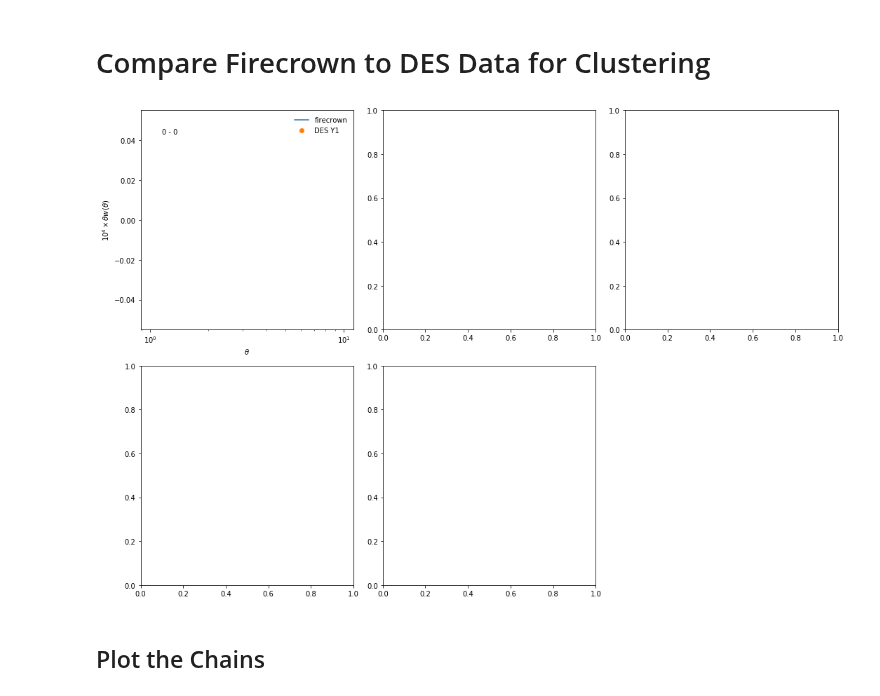
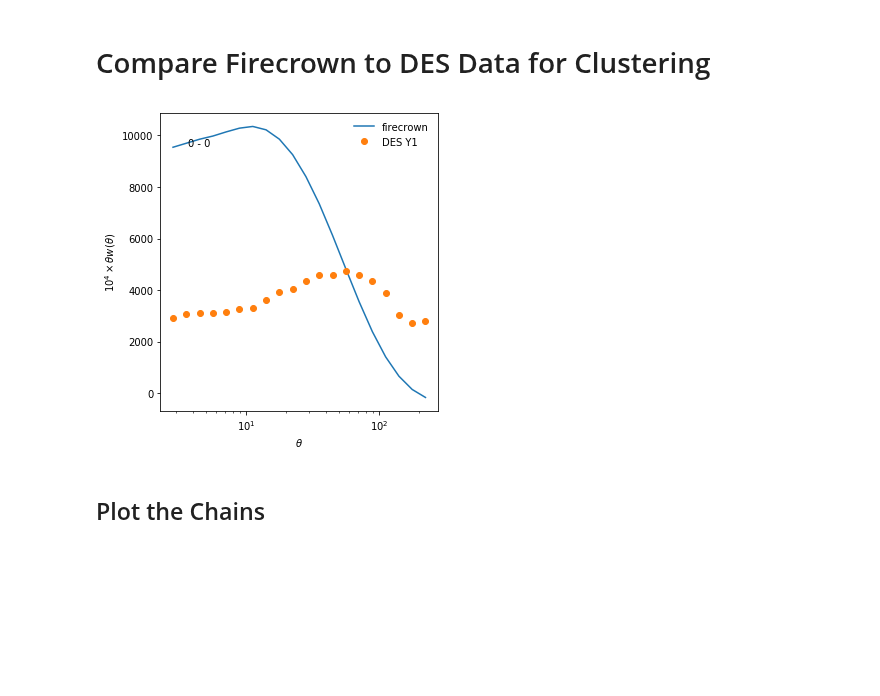
Before and after one commit to LSSTDESC/txpipe-cosmodc2, a Jupyter notebook: notebooks/PlotChain.ipynb, the cells around one changed output. Cells and saved outputs as stored; diff of their text form; code cells hidden in the pictures; blank space fills up the shorter version.

```diff
--- a/notebooks/PlotChain.ipynb
+++ b/notebooks/PlotChain.ipynb
@@ -52,7 +52,7 @@ loc = 0
 for i in range(n_src):
     for j in range(n_src):
         # skip extra plots
-        if i > j:
+        if i < j:
             axs[i, j].axis('off')
             continue
 
@@ -105,7 +105,7 @@ loc = 0
 for i in range(n_src):
     for j in range(n_src):
         # skip extra plots
-        if i > j:
+        if i < j:
             axs[i, j].axis('off')
             continue
 
@@ -156,15 +158,13 @@ plt.tight_layout()
 # %%
-fig, axs = plt.subplots(nrows=5, ncols=4, figsize=(12, 16))
+fig, axs = plt.subplots(nrows=1, ncols=4, figsize=(16, 4))
 
 for lensi in range(n_lens):
     for srcj in range(n_src):
-        ax = axs[lensi, srcj]
+        ax = axs[srcj]
 
         # read in the firecrown
         theta, xi = fc_data.get_theta_xi(
-            'galaxy_shearDensity_xi_t',
-            'lens_%d' % lensi,
-            'source_%d' % srcj)
+            'galaxy_shearDensity_xi_t','source_%d' % srcj, 'lens_%d' % lensi)
 
         # this is a factor of 10^4 x theta to take out the dynamic range
         fac = 1e4 * theta
@@ -176,9 +176,7 @@ for lensi in range(n_lens):
             label='firecrown')
 
         theta, xi = des_data.get_theta_xi(
-            'galaxy_shearDensity_xi_t',
-            'lens_%d' % lensi,
-            'source_%d' % srcj)
+            'galaxy_shearDensity_xi_t','source_%d' % srcj, 'lens_%d' % lensi )
 
         ax.semilogx(
             theta,
@@ -205,18 +203,18 @@ plt.tight_layout()
 # Compare Firecrown to DES Data for Clustering
 # %%
 # get loc excluding cosmic shear and gg lensing
-fig, axs = plt.subplots(nrows=2, ncols=3, figsize=(15, 10))
+fig, axs = plt.subplots(nrows=1, ncols=1, figsize=(5, 5))
 
-axs = axs.ravel()
-axs[-1].axis('off')
+# axs = axs.ravel()
+# axs[-1].axis('off')
 for i in range(n_lens):
-    ax = axs[i]
+    ax = axs #[i]
 
     # read in the firecrown values
     theta, xi = fc_data.get_theta_xi(
         'galaxy_density_xi',
-        'lens%d' % i,
-        'lens%d' % i)
+        'lens_%d' % i,
+        'lens_%d' % i)
 
     # this is a factor of 10^4 x theta to take out the dynamic range
     fac = 1e4 * theta
@@ -224,36 +222,36 @@ for i in range(n_lens):
     # firecrown
     ax.semilogx(
         theta,
         (fac * xi),
         label='firecrown')
 
     # des
     theta, xi = des_data.get_theta_xi(
         'galaxy_density_xi',
-        'lens%d' % i,
-        'lens%d' % i)
+        'lens_%d' % i,
+        'lens_%d' % i)
 
     ax.semilogx(
         theta,
         (fac * xi),
         'o',
         label='DES Y1')
 
     if i == 0:
         ax.legend(loc=1, frameon=False)
 
     ax.text(
         0.1, 0.9, '%d - %d' % (i, i),
         horizontalalignment='left',
         verticalalignment='center',
         transform=ax.transAxes)
 
     ax.set_xlabel(r'$\theta$')
     ax.set_ylabel(r'$10^{4}\times\theta w(\theta)$')
 
 plt.tight_layout()
 # %% [output]
-[figure, old version]
+[figure, new version]
 # %% [markdown]
 ## Plot the Chains
 # %%
```
Also changed, not shown: parts of 4 cells of this notebook.
